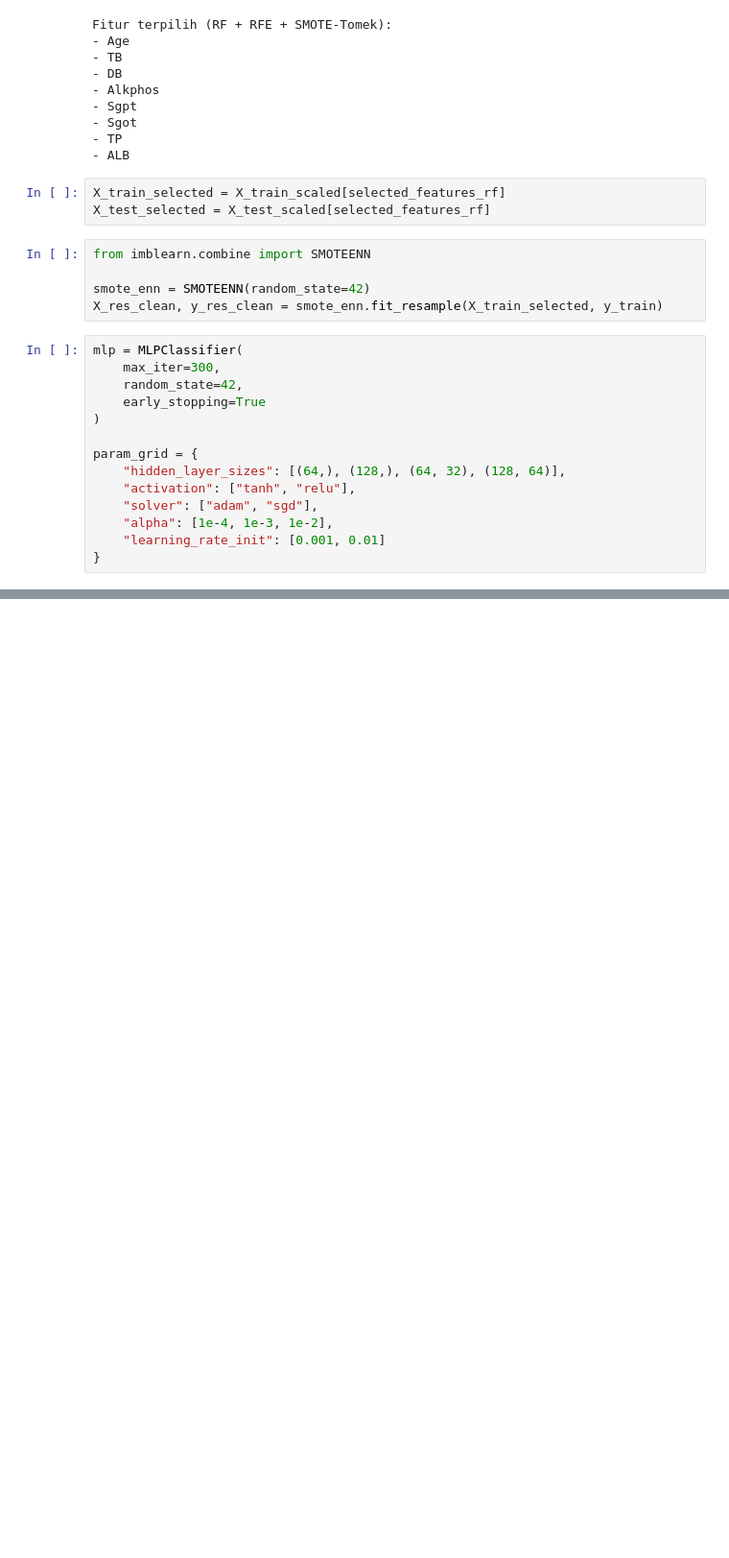
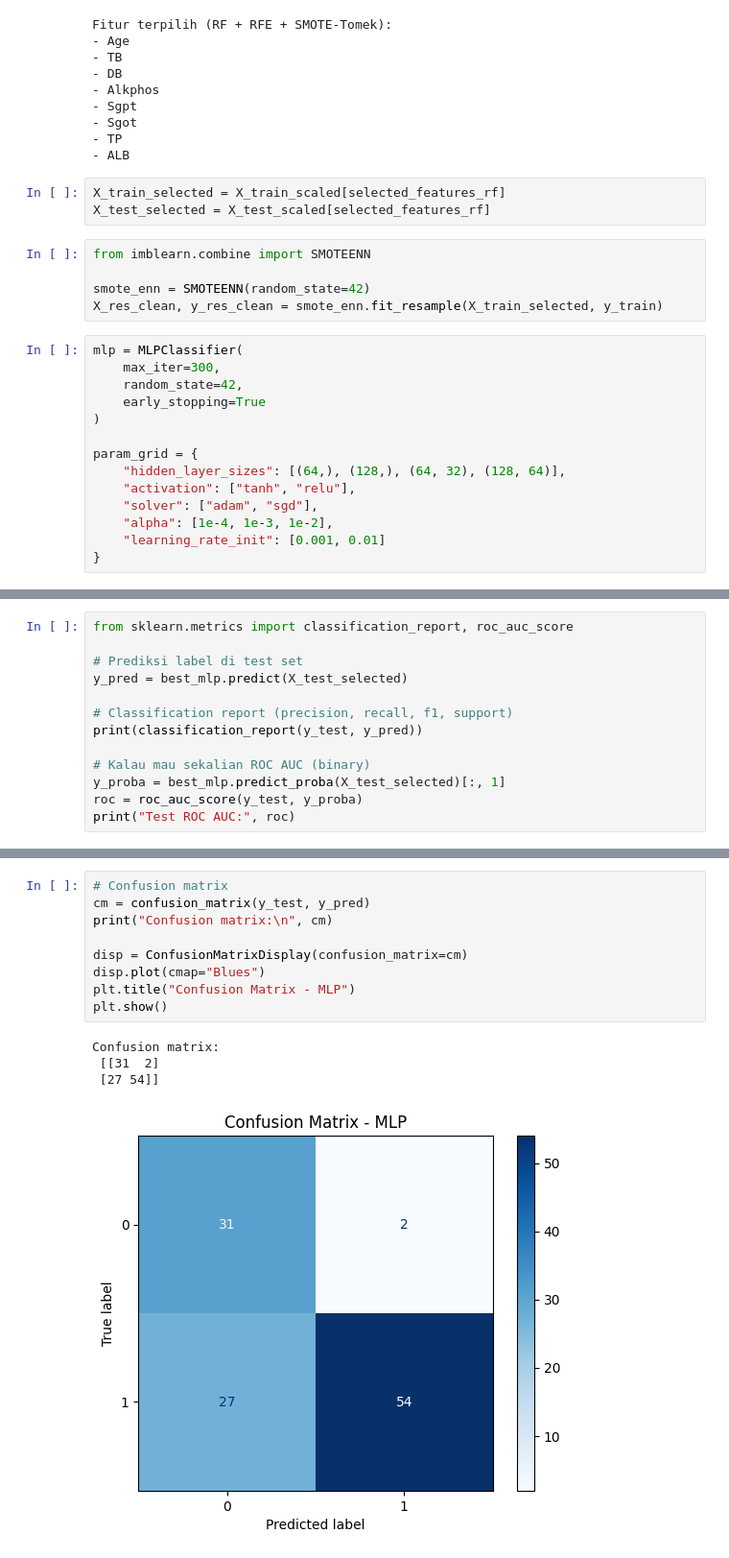
Before and after one commit to farizarvin/liver-disease-analysis, a Jupyter notebook: model_fix.ipynb, the cells around one changed output, grey strips where cells are left out. Shown: that part at 96% size. Drawn from its saved outputs; the diff is of its cells as text; blank space fills up the shorter version.

```diff
--- a/model_fix.ipynb
+++ b/model_fix.ipynb
@@ -217,3 +213,16 @@ Fitting 10 folds for each of 96 candidates, totalling 960 fits
 Best ROC AUC (CV): 0.9311496598639455
 Best params: {'activation': 'relu', 'alpha': 0.0001, 'hidden_layer_sizes': (64, 32), 'learning_rate_init': 0.01, 'solver': 'adam'}
 Test ROC AUC: 0.8477366255144032
+# %%
+from sklearn.metrics import classification_report, roc_auc_score
+
+# Prediksi label di test set
+y_pred = best_mlp.predict(X_test_selected)
+
+# Classification report (precision, recall, f1, support)
+print(classification_report(y_test, y_pred))
+
+# Kalau mau sekalian ROC AUC (binary)
+y_proba = best_mlp.predict_proba(X_test_selected)[:, 1]
+roc = roc_auc_score(y_test, y_proba)
+print("Test ROC AUC:", roc)
@@ -220,3 +240,17 @@ Test ROC AUC: 0.8477366255144032
+# %%
+# Confusion matrix
+cm = confusion_matrix(y_test, y_pred)
+print("Confusion matrix:\n", cm)
+
+disp = ConfusionMatrixDisplay(confusion_matrix=cm)
+disp.plot(cmap="Blues")
+plt.title("Confusion Matrix - MLP")
+plt.show()
+# %% [output]
+Confusion matrix:
+ [[31  2]
+ [27 54]]
+[figure, added]
 # %%
 from sklearn.ensemble import AdaBoostClassifier
 from sklearn.tree import DecisionTreeClassifier
```
Also changed, not shown: parts of 10 cells of this notebook, 4 other files.
